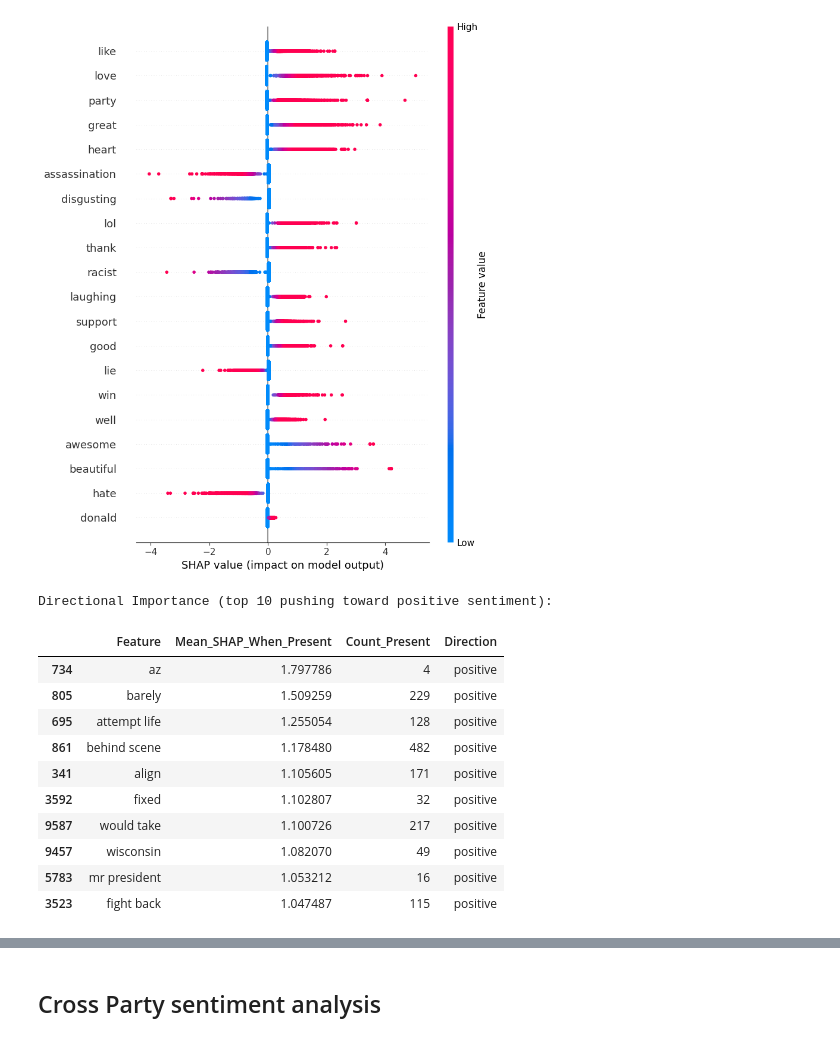
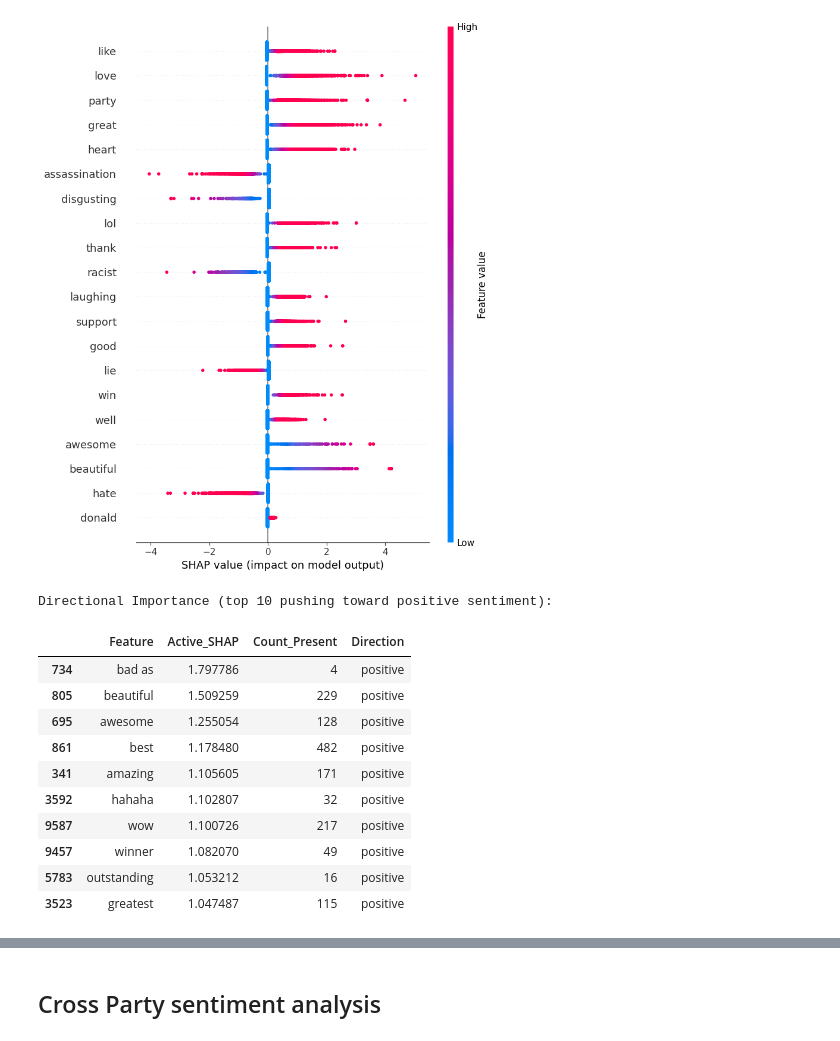
Before and after one commit to Birkbeck/msc-project-source-code-files-24-25-tayyib-saddique, a Jupyter notebook: x_processing/shap.ipynb, the cells around one changed output, grey strips where cells are left out. Saved outputs shown, nothing was run; the diff lists cells and outputs as text; code cells hidden in the pictures.

```diff
--- a/x_processing/shap.ipynb
+++ b/x_processing/shap.ipynb
@@ -393,22 +431,21 @@ shap_dense = shap_values
 feature_importance = []
 
 for i, feature_name in enumerate(dem_feature_names):
-    present_mask = democrat_tfidf_dense[:, i] > 0
+    feature_vals = democrat_tfidf_dense[:, i]
+    shap_vals = shap_dense[:, i]
 
-    if present_mask.sum() > 0:
-        shap_vals_when_present = shap_dense[present_mask, i]
-        mean_shap_when_present = shap_vals_when_present.mean()
-
+    # Only consider samples where feature is present
+    mask = feature_vals > 0
+    if mask.sum() > 0:
+        mean_shap_when_present = shap_vals[mask].mean()
         feature_importance.append({
             'Feature': feature_name,
-            'Mean_SHAP_When_Present': mean_shap_when_present,
-            'Count_Present': present_mask.sum(),
+            'Active_SHAP': mean_shap_when_present,
+            'Count_Present': mask.sum(),
             'Direction': 'positive' if mean_shap_when_present > 0 else 'negative'
         })
+
 dem_df = pd.DataFrame(feature_importance).sort_values(
-    by='Mean_SHAP_When_Present',
+    by='Active_SHAP',
     ascending=False
 )
-
-print("Directional Importance (top 10 pushing toward positive sentiment):")
-dem_df.head(10)
@@ -694,10 +825,12 @@ republican_tfidf_dense = republican_tfidf.toarray()
 explainer = shap.LinearExplainer(clf, republican_tfidf_dense)
 shap_values = explainer.shap_values(republican_tfidf_dense)
 
+rep_feature_names = tfidf.get_feature_names_out()
+
 shap.summary_plot(
     shap_values,
     republican_tfidf_dense,
-    feature_names=tfidf.get_feature_names_out(),
+    feature_names=rep_feature_names,
     title="SHAP Summary: Republican Sentiment Classification"
 )
 # %% [output]
@@ -708,41 +841,41 @@ shap.summary_plot(
 # %%
 feature_importance = []
 
-for i, feature_name in enumerate(dem_feature_names):
+for i, feature_name in enumerate(rep_feature_names):
     feature_vals = republican_tfidf_dense[:, i]
     shap_vals = shap_values[:, i]
 
     # Only consider samples where feature is present
     mask = feature_vals > 0
     if mask.sum() > 0:
         mean_shap_when_present = shap_vals[mask].mean()
         feature_importance.append({
             'Feature': feature_name,
-            'Mean_SHAP_When_Present': mean_shap_when_present,
+            'Active_SHAP': mean_shap_when_present,
             'Count_Present': mask.sum(),
             'Direction': 'positive' if mean_shap_when_present > 0 else 'negative'
         })
 
 rep_df = pd.DataFrame(feature_importance).sort_values(
-    by='Mean_SHAP_When_Present',
+    by='Active_SHAP',
     ascending=False
 )
 
 print("Directional Importance (top 10 pushing toward positive sentiment):")
 rep_df.head(10)
 # %% [output]
 Directional Importance (top 10 pushing toward positive sentiment):
-|  | Feature | Mean_SHAP_When_Present | Count_Present | Direction |
-| 734 | az | 1.797786 | 4 | positive |
-| 805 | barely | 1.509259 | 229 | positive |
-| 695 | attempt life | 1.255054 | 128 | positive |
-| 861 | behind scene | 1.178480 | 482 | positive |
-| 341 | align | 1.105605 | 171 | positive |
-| 3592 | fixed | 1.102807 | 32 | positive |
-| 9587 | would take | 1.100726 | 217 | positive |
-| 9457 | wisconsin | 1.082070 | 49 | positive |
-| 5783 | mr president | 1.053212 | 16 | positive |
-| 3523 | fight back | 1.047487 | 115 | positive |
+|  | Feature | Active_SHAP | Count_Present | Direction |
+| 734 | bad as | 1.797786 | 4 | positive |
+| 805 | beautiful | 1.509259 | 229 | positive |
+| 695 | awesome | 1.255054 | 128 | positive |
+| 861 | best | 1.178480 | 482 | positive |
+| 341 | amazing | 1.105605 | 171 | positive |
+| 3592 | hahaha | 1.102807 | 32 | positive |
+| 9587 | wow | 1.100726 | 217 | positive |
+| 9457 | winner | 1.082070 | 49 | positive |
+| 5783 | outstanding | 1.053212 | 16 | positive |
+| 3523 | greatest | 1.047487 | 115 | positive |
 # %%
 print("Directional Importance (top 10 pushing toward negative sentiment):")
 rep_df.tail(10)
```
Also changed, not shown: parts of 29 cells of this notebook.
